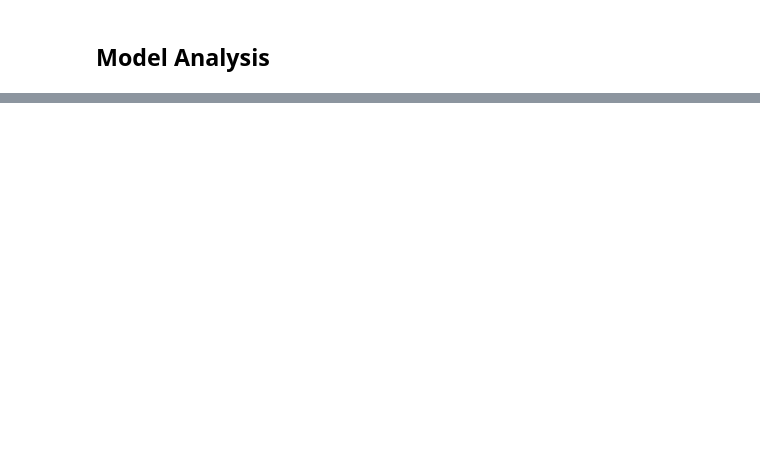
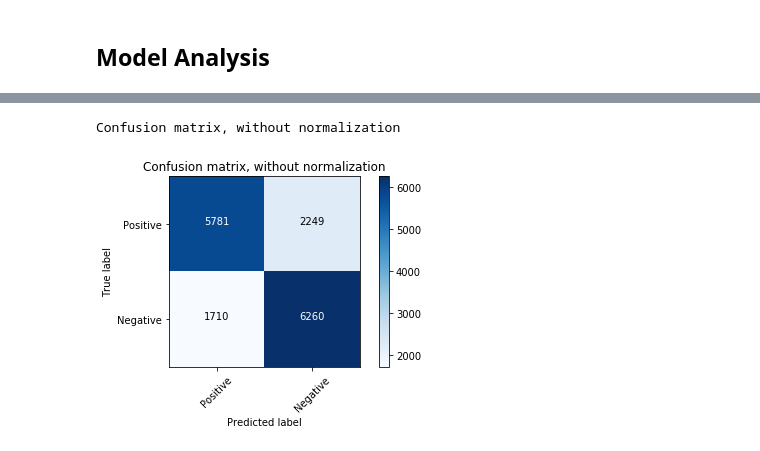
Before and after one commit to faznaimov/ml, a Jupyter notebook: projects/twitter.ipynb, the cells around one changed output, grey strips where cells are left out. Cells and saved outputs as stored; diff of their text form; code cells hidden in the pictures; blank space fills up the shorter version.

```diff
--- a/projects/twitter.ipynb
+++ b/projects/twitter.ipynb
@@ -145,10 +245,14 @@ model = tf.keras.Sequential([
     tf.keras.layers.Dropout(0.2),
     tf.keras.layers.Conv1D(64, 5, activation='relu'),
     tf.keras.layers.MaxPooling1D(pool_size=4),
+    tf.keras.layers.Dropout(0.2),
     tf.keras.layers.LSTM(64),
-    tf.keras.layers.Dense(1, activation='sigmoid')
+    tf.keras.layers.Dropout(0.2),
+    tf.keras.layers.Dense(2, activation='softmax')
 ])
-model.compile(loss='binary_crossentropy',optimizer='adam',metrics=['accuracy'])
+model.compile(loss='binary_crossentropy',
+              optimizer='adam',
+              metrics=['accuracy'])
 model.summary()
 # %% [output]
 WARNING:tensorflow:From /usr/local/lib/python3.6/dist-packages/tensorflow_core/python/keras/initializers.py:119: calling RandomUniform.__init__ (from tensorflow.python.ops.init_ops) with dtype is depr ...
@@ -171,6 +275,10 @@ _________________________________________________________________
 # %%
 # Training
-history = model.fit(training_sequences, training_labels, epochs=num_epochs, validation_data=(test_sequences, test_labels), verbose=2)
+history = model.fit(training_sequences,
+                    training_labels,
+                    epochs=num_epochs,
+                    validation_data=(test_sequences, test_labels),
+                    verbose=2)
 
 print("Training Complete")
 # %% [output]
@@ -227,0 +347,5 @@ plt.figure()
+# %%
+# Test the model
+y_pred = model.predict(test_sequences)
+print('\n', sklearn.metrics.classification_report(np.where(test_labels > 0)[1],
+                                                  np.argmax(y_pred, axis=1)))
@@ -227,0 +361,54 @@ plt.figure()
+# %%
+def plot_confusion_matrix(cm, classes,
+                          normalize=False,
+                          title='Confusion matrix',
+                          cmap=plt.cm.Blues):
+    """
+    This function prints and plots the confusion matrix.
+    Normalization can be applied by setting `normalize=True`.
+    """
+    if normalize:
+        cm = cm.astype('float') / cm.sum(axis=1)[:, np.newaxis]
+        print("Normalized confusion matrix")
+    else:
+        print('Confusion matrix, without normalization')
+
+    plt.imshow(cm, interpolation='nearest', cmap=cmap)
+    plt.title(title)
+    plt.colorbar()
+    tick_marks = np.arange(len(classes))
+    plt.xticks(tick_marks, classes, rotation=45)
+    plt.yticks(tick_marks, classes)
+
+    fmt = '.2f' if normalize else 'd'
+    thresh = cm.max() / 2.
+    for i in range (cm.shape[0]):
+        for j in range (cm.shape[1]):
+            plt.text(j, i, format(cm[i, j], fmt),
+                 horizontalalignment="center",
+                 color="white" if cm[i, j] > thresh else "black")
+
+    plt.ylabel('True label')
+    plt.xlabel('Predicted label')
+    plt.tight_layout()
+
+# Compute confusion matrix
+cnf_matrix = sklearn.metrics.confusion_matrix(np.where(test_labels > 0)[1], np.argmax(y_pred, axis=1))
+np.set_printoptions(precision=2)
+
+# Plot non-normalized confusion matrix
+plt.figure()
+plot_confusion_matrix(cnf_matrix, classes = ['Positive','Negative'],
+                      title='Confusion matrix, without normalization')
+
+# plt.figure(figsize=(8,8))
+# cnf_matrix = sklearn.metrics.confusion_matrix(np.where(test_labels > 0)[1], np.argmax(y_pred, axis=1))
+# classes = ['Positive','Negative']
+# plt.imshow(cnf_matrix, interpolation='nearest')
+# plt.colorbar()
+# tick_marks = np.arange(len(classes))
+# _ = plt.xticks(tick_marks, classes, rotation=90)
+# _ = plt.yticks(tick_marks, classes)
+# %% [output]
+Confusion matrix, without normalization
+[figure, added]
```
Also changed, not shown: parts of 23 cells of this notebook.
